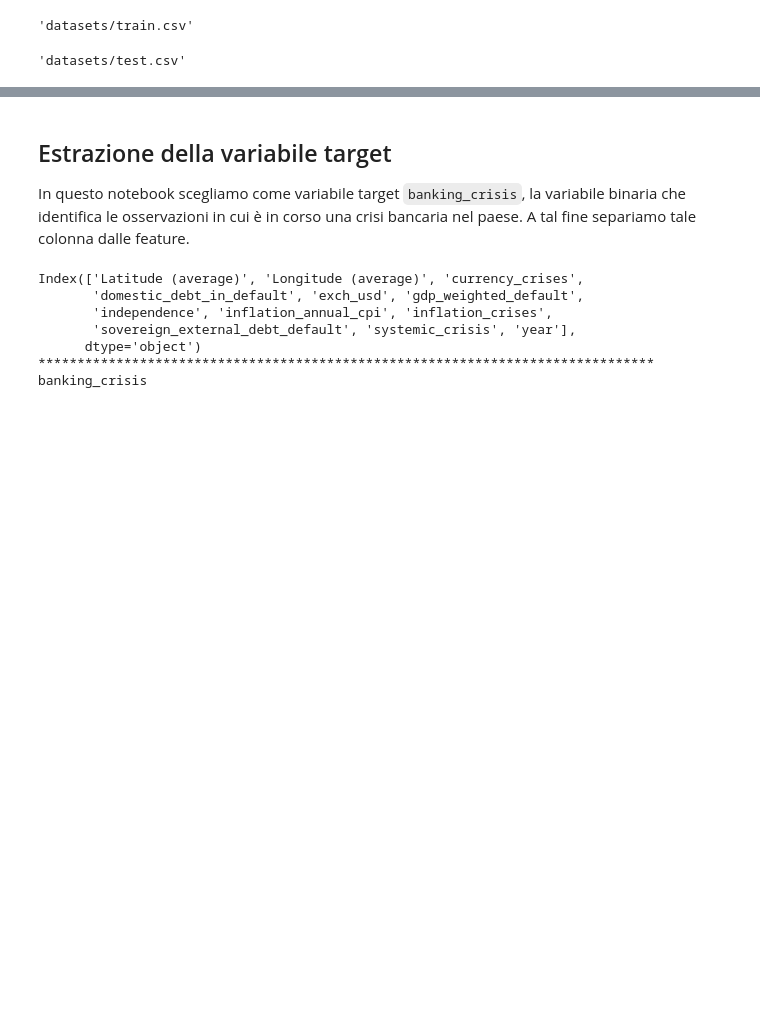
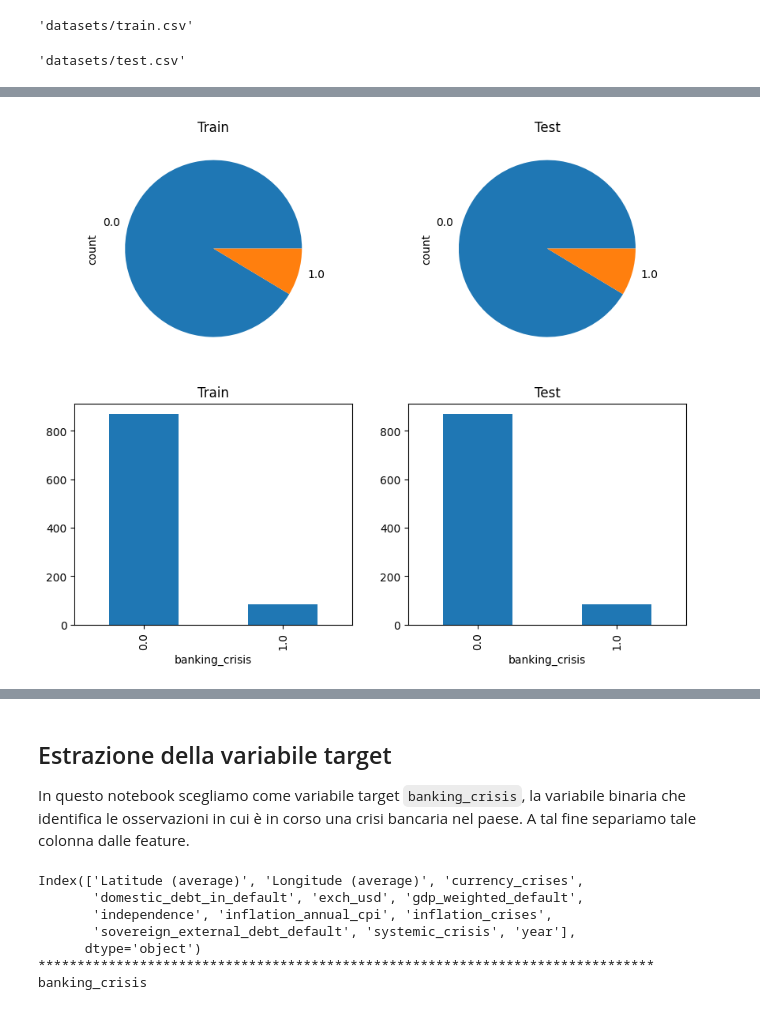
Before and after one commit to DLBD-Department/Python-Data-Science, a Jupyter notebook: Day3-MachineLearning/E2E-ML.ipynb, the cells around one changed output, grey strips where cells are left out. Saved outputs shown, nothing was run; the diff lists cells and outputs as text; code cells hidden in the pictures; blank space fills up the shorter version.

```diff
--- a/Day3-MachineLearning/E2E-ML.ipynb
+++ b/Day3-MachineLearning/E2E-ML.ipynb
@@ -25,0 +56,8 @@ train_df, test_df = pd.read_csv(train_path), pd.read_csv(test_path)
+# %%
+_, (row0, row1) = plt.subplots(2, 2, figsize=[10, 8])
+train_df[TARGET].value_counts().plot.pie(ax=row0[0], title="Train");
+test_df[TARGET].value_counts().plot.pie(ax=row0[1], title="Test");
+train_df[TARGET].value_counts().plot.bar(ax=row1[0], title="Train");
+test_df[TARGET].value_counts().plot.bar(ax=row1[1], title="Test");
+# %% [output]
+[figure, added]
```
Also changed, not shown: parts of 10 cells of this notebook, 2 other files.
